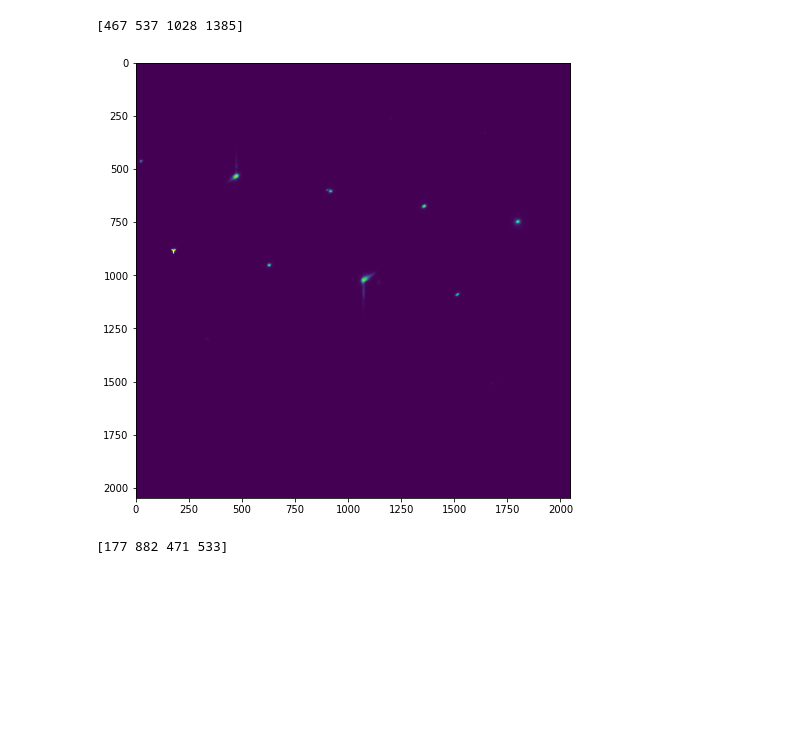
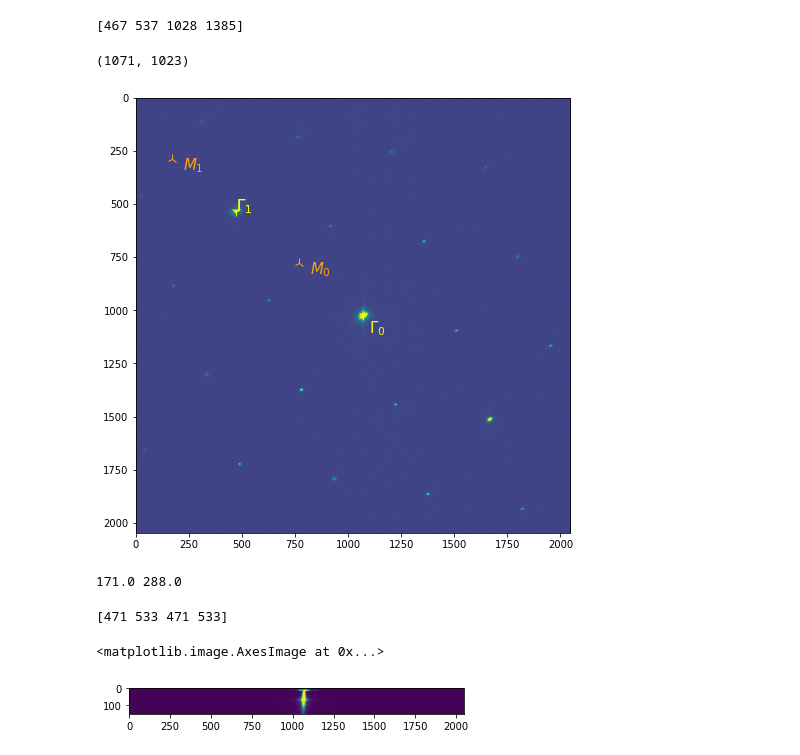
Before and after one commit to SangersJeroen/Bachelor-Thesis-Code, a Jupyter notebook: mreels_test.ipynb, the cells around one changed output. Drawn from its saved outputs; the diff is of its cells as text; code cells hidden in the pictures; blank space fills up the shorter version.

```diff
--- a/mreels_test.ipynb
+++ b/mreels_test.ipynb
@@ -42,14 +37,40 @@ true_centre = mreels.get_true_centres(eels_stack_low.stack[25], ((500,500),(980,
 print(true_centre)
 # %% [output]
 [467 537 1028 1385]
-# %%
-plt.imshow(eels_stack_high.stack[15].T)
-plt.plot(177, 882, marker="1", markersize=6, color='yellow')
-plt.gcf().set_size_inches((8,8))
-# %% [output]
-[figure, removed]
+# %%
+centre = eels_stack_high.get_centre(25)
+print(centre)
+my, mx = (1071-471)/2+471, (1023-533)/2+533
+disty, distx = my-centre[0], mx-centre[1]
+# %% [output]
+(1071, 1023)
+# %%
+plt.imshow(mreels.sigmoid(eels_stack_high.stack[24]).T)
+plt.plot(1071, 1023, marker='1', markersize=10, color='yellow')
+plt.text(1100, 1105, r'$\Gamma_0$', color='yellow', fontsize=15)
+plt.plot(471, 533, marker="1", markersize=10, color='yellow')
+plt.text(471, 533, r'$\Gamma_1$', color='yellow', fontsize=15 )
+plt.plot(my, mx, marker='2', markersize=10, color='orange')
+plt.text(my+50, mx+50, r'$M_0$', fontsize=15, color='orange')
+plt.text(471, 533, r'$\Gamma_1$', color='yellow', fontsize=15 )
+plt.plot(my+disty*2, mx+distx*2, marker='2', markersize=10, color='orange')
+plt.text(my+50+disty*2, mx+distx*2+50, r'$M_1$', fontsize=15, color='orange')
+plt.gcf().set_size_inches((8,8))
+# %% [output]
+[figure, added]
+# %%
+inty = my+2*disty
+intx = mx+2*distx
+print(inty, intx)
+# %% [output]
+171.0 288.0
 # %%
-true_centre_ = mreels.get_true_centres(eels_stack_high.stack[25], ((150,800),(500,500)), leeway=100)
+true_centre_ = mreels.get_true_centres(eels_stack_high.stack[25], ((500,500),(500,500)), leeway=100)
 print(true_centre_)
 # %% [output]
-[177 882 471 533]
+[471 533 471 533]
+# %%
+plt.imshow( mreels.sigmoid( eels_stack_high.stack[:,:,1023]))
+# %% [output]
+<matplotlib.image.AxesImage at 0x...>
+[figure, added]
```
Also changed, not shown: parts of 1 cell of this notebook, 21 other files.
